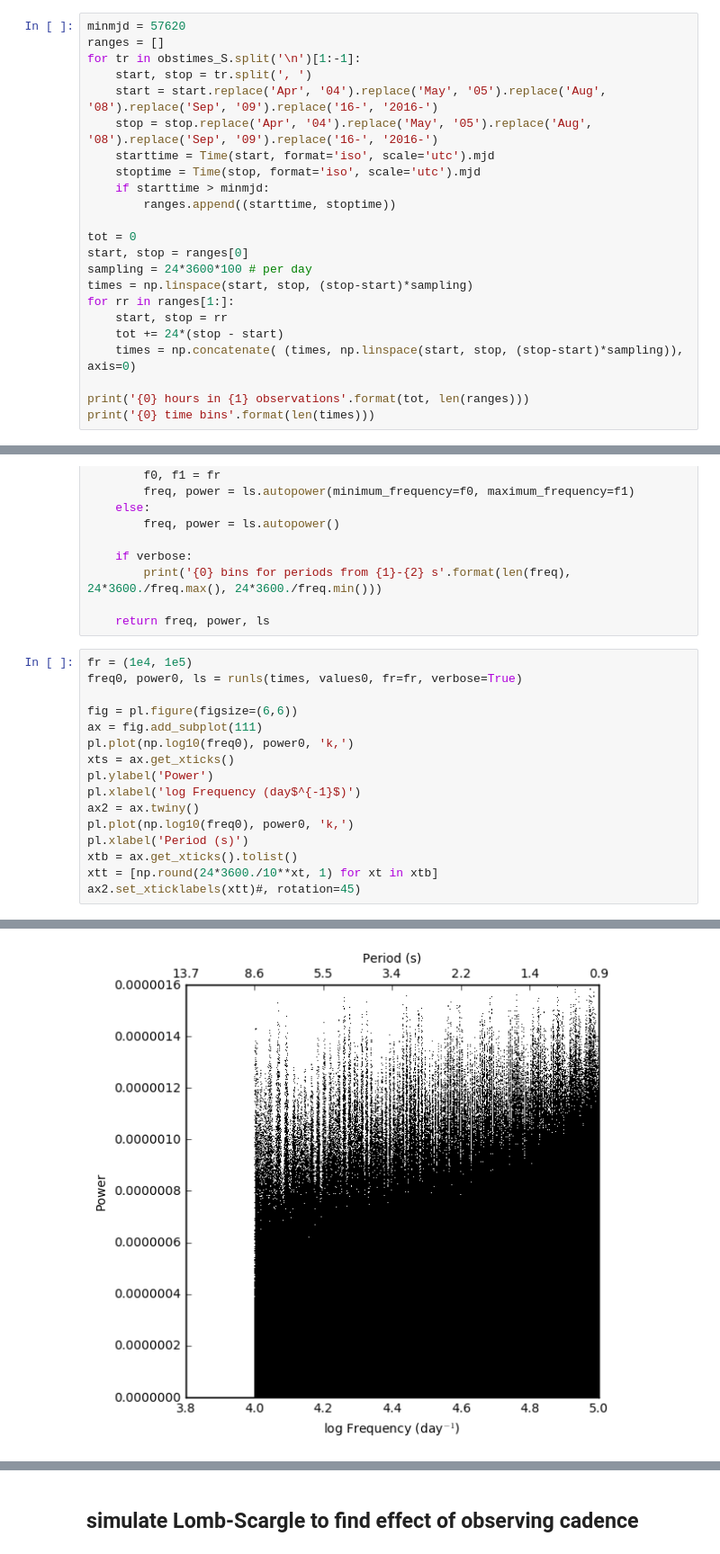
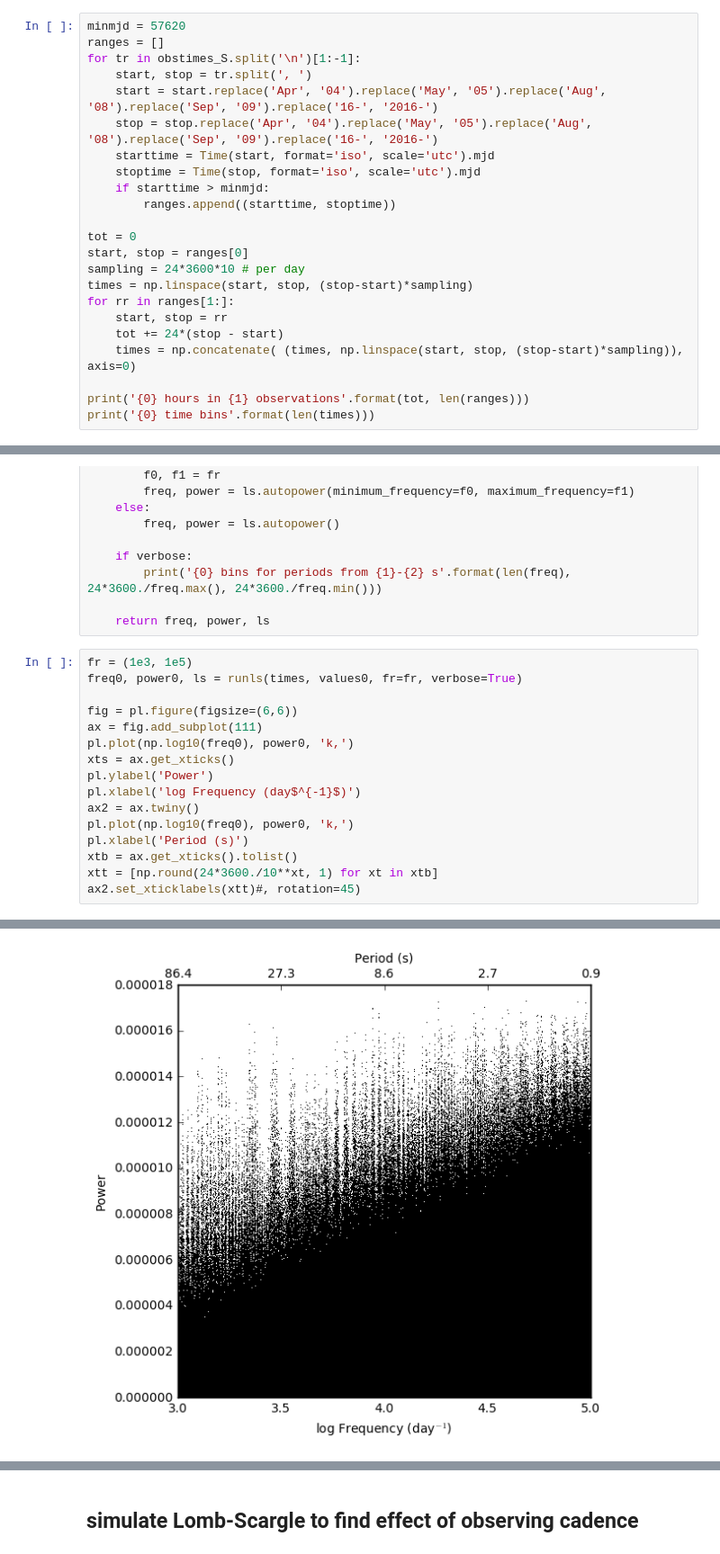
Before and after one commit to caseyjlaw/FRB121102, a Jupyter notebook: temporal_statistics.ipynb, the cells around one changed output, grey strips where cells are left out. Shown at 90% size. Cells and saved outputs as stored; diff of their text form.

```diff
--- a/temporal_statistics.ipynb
+++ b/temporal_statistics.ipynb
@@ -83,7 +83,7 @@ for tr in obstimes_S.split('\n')[1:-1]:
 
 tot = 0
 start, stop = ranges[0]
-sampling = 24*3600*100 # per day
+sampling = 24*3600*10 # per day
 times = np.linspace(start, stop, (stop-start)*sampling)
 for rr in ranges[1:]:
     start, stop = rr
@@ -160,7 +160,7 @@ def runls(times, values, fr=(), verbose=False):
 
     return freq, power, ls
 # %%
-fr = (1e4, 1e5)
+fr = (1e3, 1e5)
 freq0, power0, ls = runls(times, values0, fr=fr, verbose=True)
 
 fig = pl.figure(figsize=(6,6))
@@ -186,5 +184,5 @@ ax2.set_xticklabels(xtt)#, rotation=45)
  <matplotlib.text.Text at 0x...>]
-[figure, old version]
+[figure, new version]
 # %%
 fig = pl.figure(figsize=(6,6))
 ax = fig.add_subplot(111)
```
Also changed, not shown: parts of 14 cells of this notebook, 1 other file.
